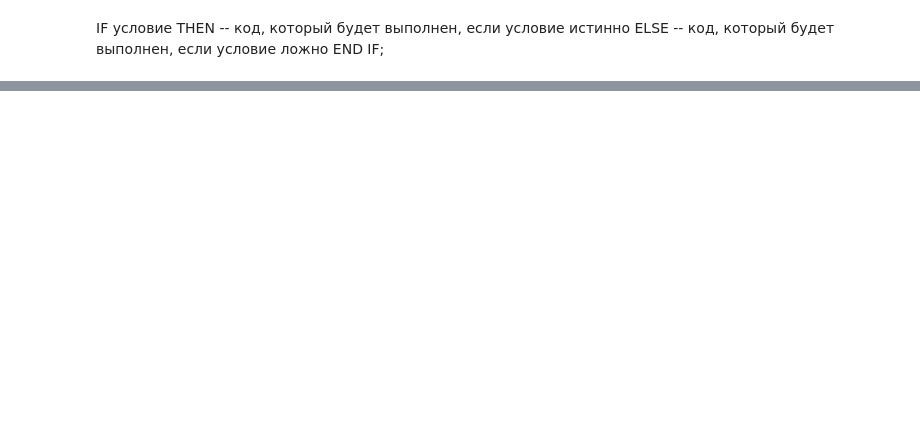
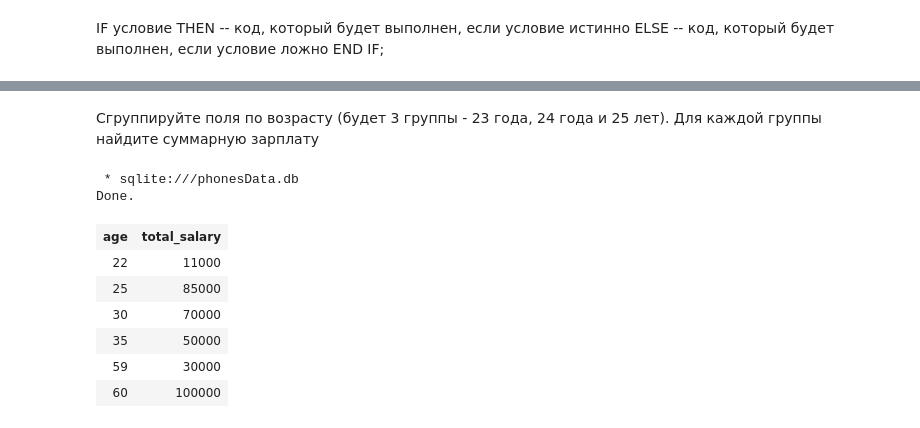
Before and after one commit to MrsMystique/python-repo, a Jupyter notebook: sqlmagic/sql magic.ipynb, the cells around one changed output, grey strips where cells are left out. Saved outputs shown, nothing was run; the diff lists cells and outputs as text; code cells hidden in the pictures; blank space fills up the shorter version.

```diff
--- a/sqlmagic/sql magic.ipynb
+++ b/sqlmagic/sql magic.ipynb
@@ -453,0 +617,17 @@ END IF;
+# %% [markdown]
+Сгруппируйте поля по возрасту (будет 3 группы - 23 года, 24 года и 25 лет). Для каждой группы  найдите суммарную зарплату
+# %%
+%%sql
+SELECT age, SUM(salary) AS total_salary
+FROM workers
+GROUP BY age
+# %% [output]
+ * sqlite:///phonesData.db
+Done.
+| age | total_salary |
+| 22 | 11000 |
+| 25 | 85000 |
+| 30 | 70000 |
+| 35 | 50000 |
+| 59 | 30000 |
+| 60 | 100000 |
```
Also changed, not shown: parts of 26 cells of this notebook, 24 other files.
